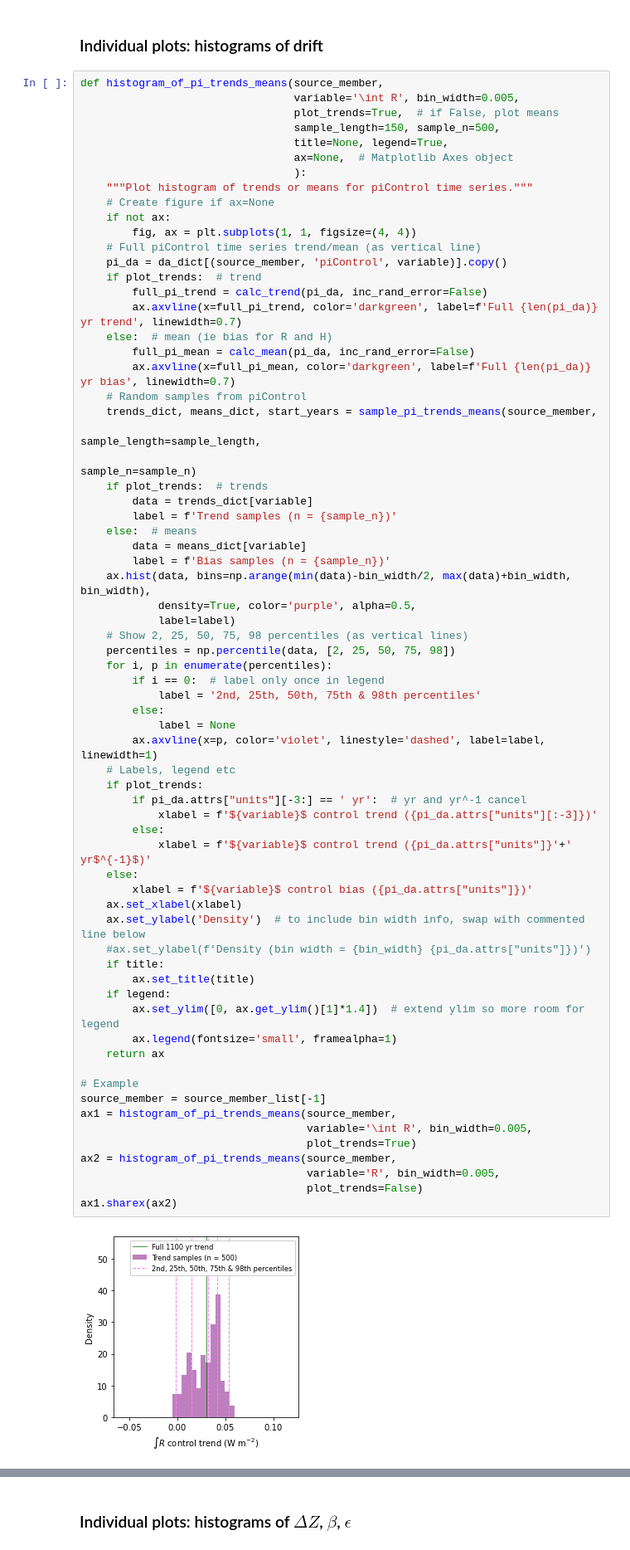
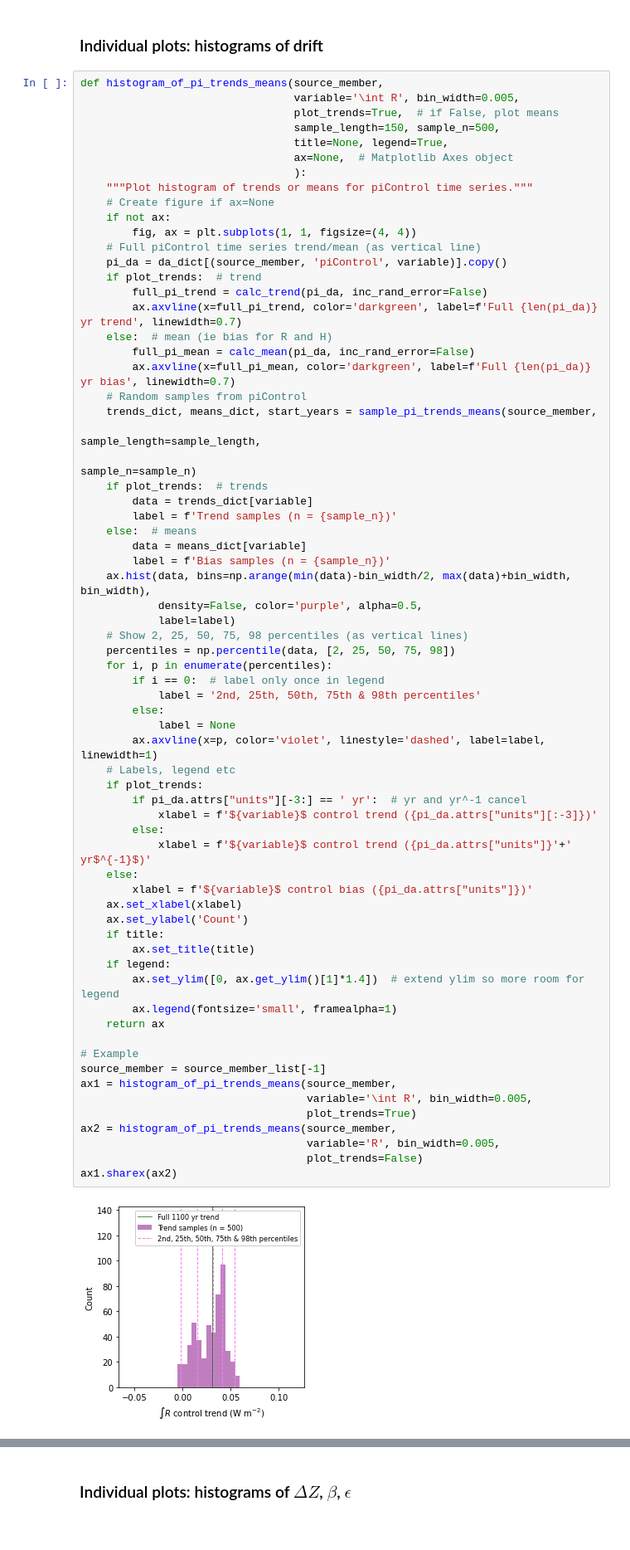
Before and after one commit to grandey/d22a-mcdc, a Jupyter notebook: mcdc_analysis_d22a.ipynb, the cells around one changed output, grey strips where cells are left out. Shown at 83% size. Saved outputs shown, nothing was run; the diff lists cells and outputs as text.

Commit message:
Histograms: use count (frequency) instead of density.

```diff
--- a/mcdc_analysis_d22a.ipynb
+++ b/mcdc_analysis_d22a.ipynb
@@ -1091,7 +1091,7 @@ def histogram_of_pi_trends_means(source_member,
         data = means_dict[variable]
         label = f'Bias samples (n = {sample_n})'
     ax.hist(data, bins=np.arange(min(data)-bin_width/2, max(data)+bin_width, bin_width),
-            density=True, color='purple', alpha=0.5,
+            density=False, color='purple', alpha=0.5,
             label=label)
     # Show 2, 25, 50, 75, 98 percentiles (as vertical lines)
     percentiles = np.percentile(data, [2, 25, 50, 75, 98])
@@ -1100,33 +1100,32 @@ def histogram_of_pi_trends_means(source_member,
             label = '2nd, 25th, 50th, 75th & 98th percentiles'
         else:
             label = None
         ax.axvline(x=p, color='violet', linestyle='dashed', label=label, linewidth=1)
     # Labels, legend etc
     if plot_trends:
         if pi_da.attrs["units"][-3:] == ' yr':  # yr and yr^-1 cancel
             xlabel = f'${variable}$ control trend ({pi_da.attrs["units"][:-3]})'
         else:
             xlabel = f'${variable}$ control trend ({pi_da.attrs["units"]}'+' yr$^{-1}$)'
     else:
         xlabel = f'${variable}$ control bias ({pi_da.attrs["units"]})'
     ax.set_xlabel(xlabel)
-    ax.set_ylabel('Density')  # to include bin width info, swap with commented line below
-    #ax.set_ylabel(f'Density (bin width = {bin_width} {pi_da.attrs["units"]})')
+    ax.set_ylabel('Count')
     if title:
         ax.set_title(title)
     if legend:
         ax.set_ylim([0, ax.get_ylim()[1]*1.4])  # extend ylim so more room for legend
         ax.legend(fontsize='small', framealpha=1)
     return ax
 
 # Example
 source_member = source_member_list[-1]
 ax1 = histogram_of_pi_trends_means(source_member,
                                    variable='\int R', bin_width=0.005,
                                    plot_trends=True)
 ax2 = histogram_of_pi_trends_means(source_member,
                                    variable='R', bin_width=0.005,
                                    plot_trends=False)
 ax1.sharex(ax2)
 # %% [output]
-[figure, old version]
+[figure, new version]
```
Also changed, not shown: parts of 15 cells of this notebook.
